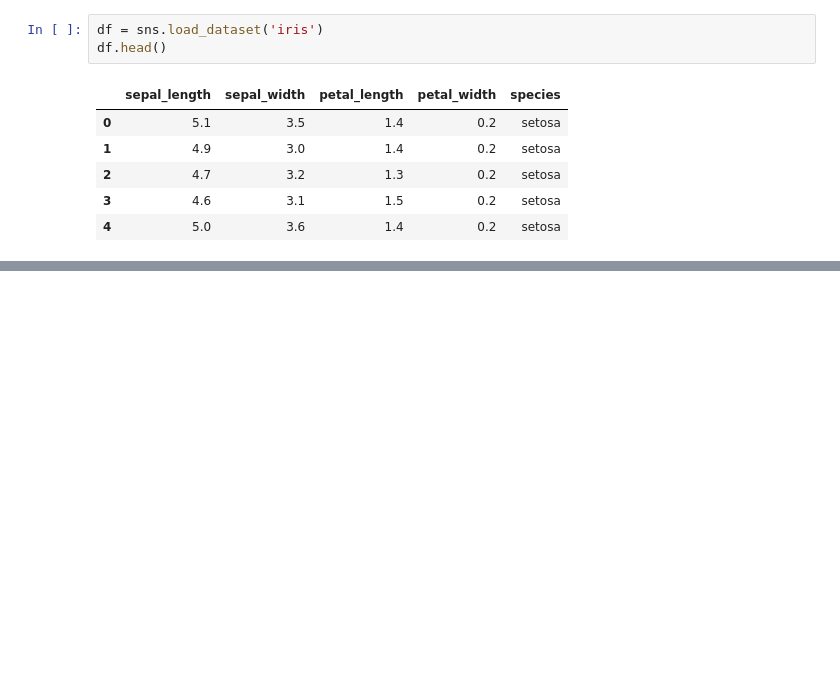
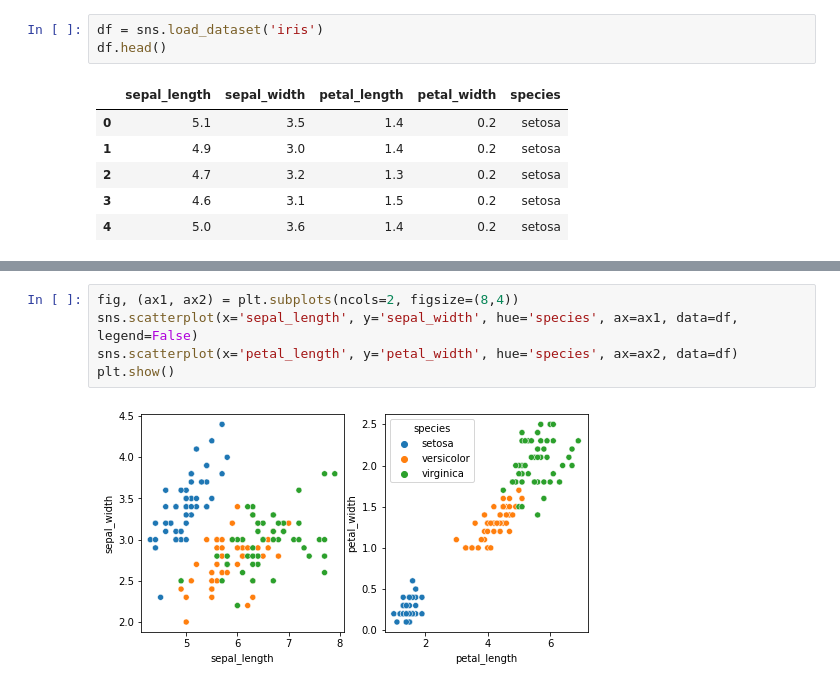
Before and after one commit to BenedictusAryo/ml_app_deployment, a Jupyter notebook: Iris_101.ipynb, the cells around one changed output, grey strips where cells are left out. Drawn from its saved outputs; the diff is of its cells as text; blank space fills up the shorter version.

```diff
--- a/Iris_101.ipynb
+++ b/Iris_101.ipynb
@@ -19,0 +48,7 @@ df.head()
+# %%
+fig, (ax1, ax2) = plt.subplots(ncols=2, figsize=(8,4))
+sns.scatterplot(x='sepal_length', y='sepal_width', hue='species', ax=ax1, data=df, legend=False)
+sns.scatterplot(x='petal_length', y='petal_width', hue='species', ax=ax2, data=df)
+plt.show()
+# %% [output]
+[figure, added]
```
Also changed, not shown: parts of 18 cells of this notebook, 1 other file.
